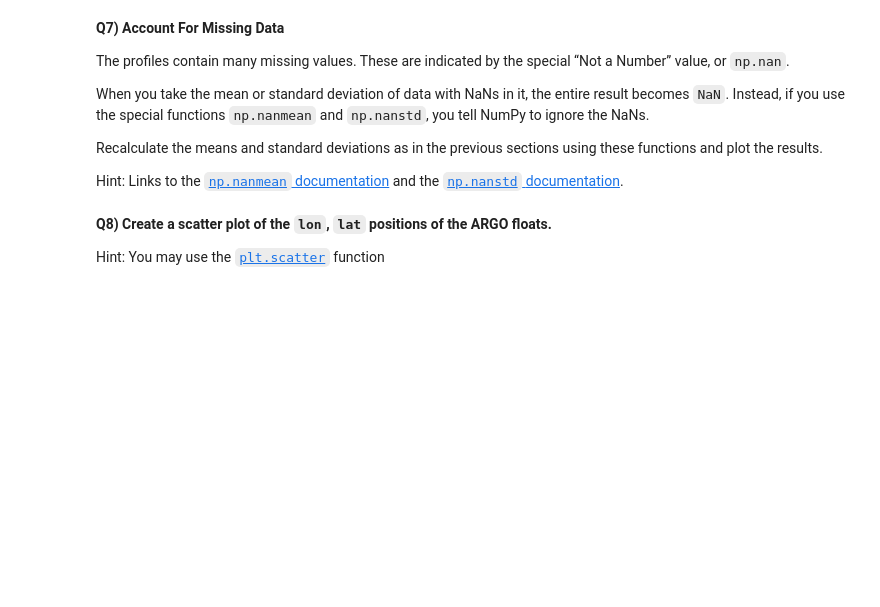
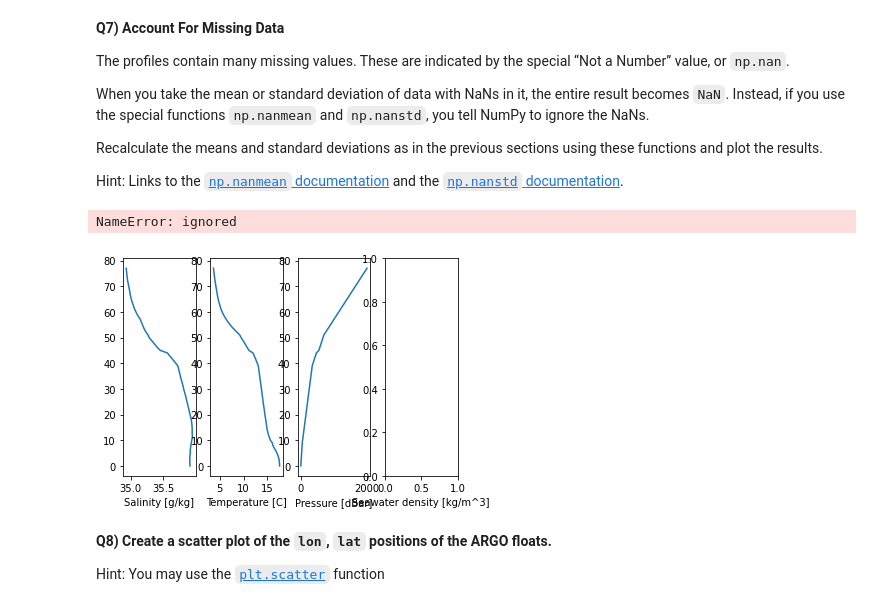
Before and after one commit to emiljor/2022_Intro_Python, a Jupyter notebook: Exercises/W2_S1.ipynb, the cells around one changed output. Drawn from its saved outputs; the diff is of its cells as text; code cells hidden in the pictures; blank space fills up the shorter version.

```diff
--- a/Exercises/W2_S1.ipynb
+++ b/Exercises/W2_S1.ipynb
@@ -230,3 +228,31 @@ Hint: Links to the [`np.nanmean` documentation](https://numpy.org/doc/stable/ref
+# %%
+# Recalculate the mean
+S_nanmean=np.nanmean(S,axis=1)
+T_nanmean=np.nanmean(T,axis=1)
+P_nanmean=np.nanmean(P,axis=1)
+#seawater_density_mean=np.nanmean(seawater_density)
+
+# Compute the standard deviation here
+S_nanstd=np.nanstd(S)
+T_nanstd=np.nanstd(T)
+p_nanstd=np.nanstd(P)
+# Recalculate the standard deviation
+plt.subplot(1,4,1, xlabel='Salinity [g/kg]')
+plt.plot(S_nanmean,level)
+plt.subplot(1,4,2, xlabel='Temperature [C]')
+plt.plot(T_nanmean,level)
+plt.subplot(1,4,3, xlabel='Pressure [dBar]')
+plt.plot(P_nanmean,level)
+plt.subplot(1,4,4, xlabel='Seawater density [kg/m^3]')
+plt.plot(seawater_density_nanmean,level, label='Seawater density')
+plt.legend()
+#plt.xlabel('Data')
+plt.ylabel('Level')
+#plt.title('Ocean data')
+plt.show()
+# %% [output]
+NameError: ignored
+[figure, added]
 # %% [markdown]
 **Q8) Create a scatter plot of the `lon`, `lat` positions of the ARGO floats.**
 
```
Also changed, not shown: parts of 3 cells of this notebook.
